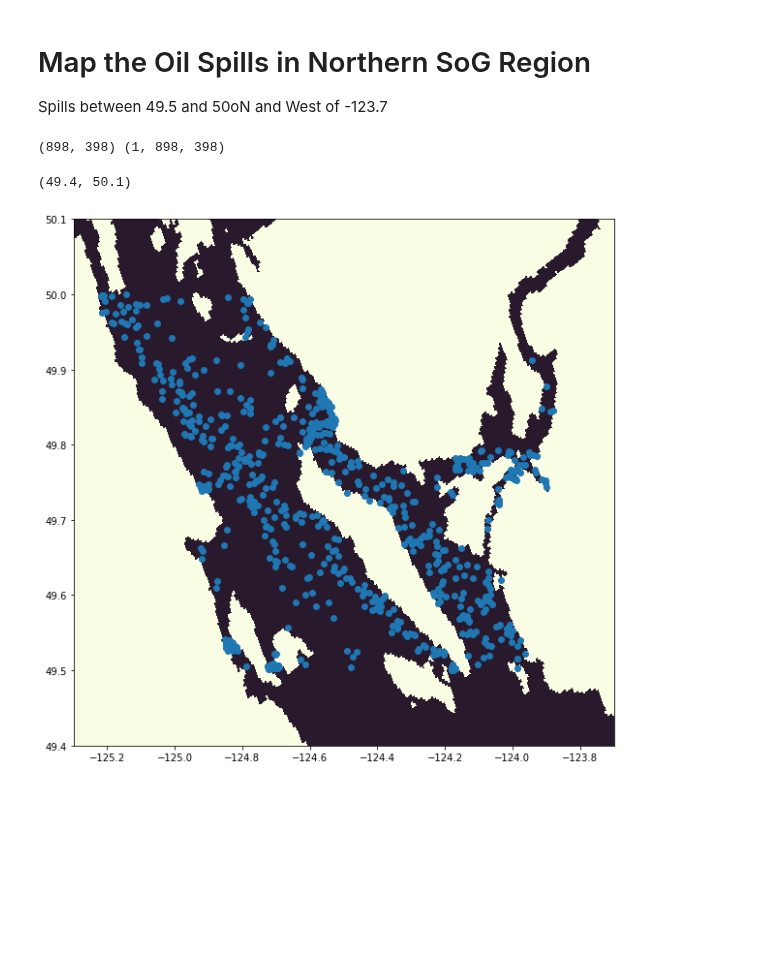
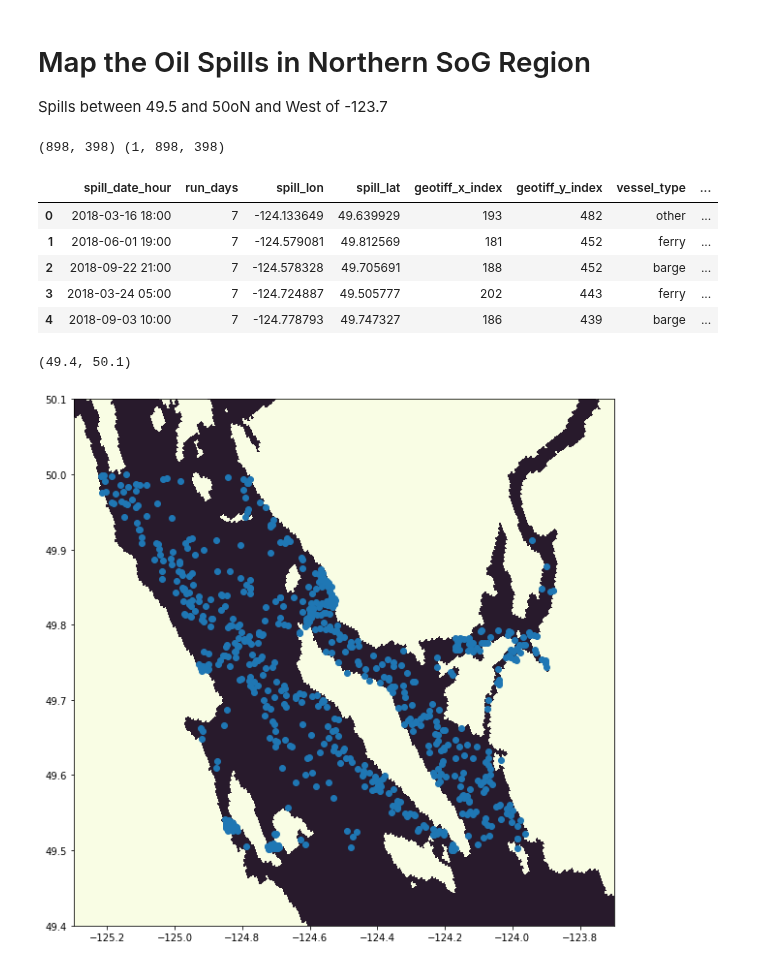
Before and after one commit to MIDOSS/Visualization, a Jupyter notebook: MapSpills.ipynb, the cells around one changed output. Cells and saved outputs as stored; diff of their text form; code cells hidden in the pictures; blank space fills up the shorter version.

Commit message:
update spills file

```diff
--- a/MapSpills.ipynb
+++ b/MapSpills.ipynb
@@ -17,6 +17,15 @@ tmask = 1- mesh.tmask[0, 0]
 (898, 398) (1, 898, 398)
 # %%
 data = pd.read_csv('/data/sallen/results/MIDOSS/Monte_Carlo/northern_strait.csv')
+# %%
+data[0:5]
+# %% [output]
+|  | spill_date_hour | run_days | spill_lon | spill_lat | geotiff_x_index | geotiff_y_index | vessel_type | ... |
+| 0 | 2018-03-16 18:00 | 7 | -124.133649 | 49.639929 | 193 | 482 | other | ... |
+| 1 | 2018-06-01 19:00 | 7 | -124.579081 | 49.812569 | 181 | 452 | ferry | ... |
+| 2 | 2018-09-22 21:00 | 7 | -124.578328 | 49.705691 | 188 | 452 | barge | ... |
+| 3 | 2018-03-24 05:00 | 7 | -124.724887 | 49.505777 | 202 | 443 | ferry | ... |
+| 4 | 2018-09-03 10:00 | 7 | -124.778793 | 49.747327 | 186 | 439 | barge | ... |
 # %%
 fig, ax = plt.subplots(1, 1, figsize=(10, 10))
 ax.pcolormesh(mesh.glamt[0], mesh.gphit[0], tmask, cmap=cm.topo)
```
